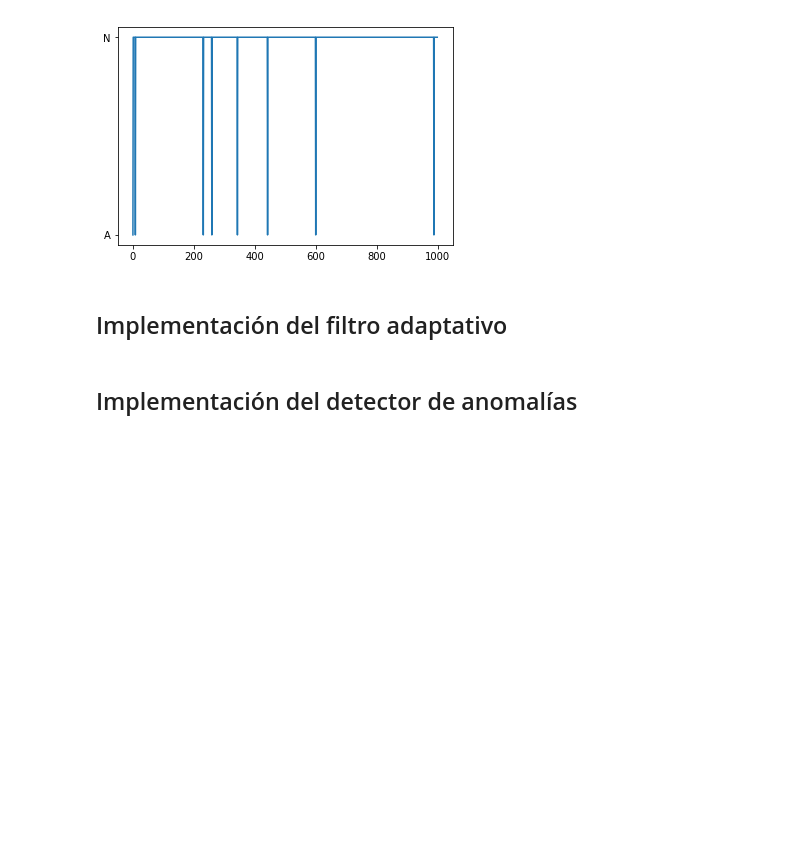
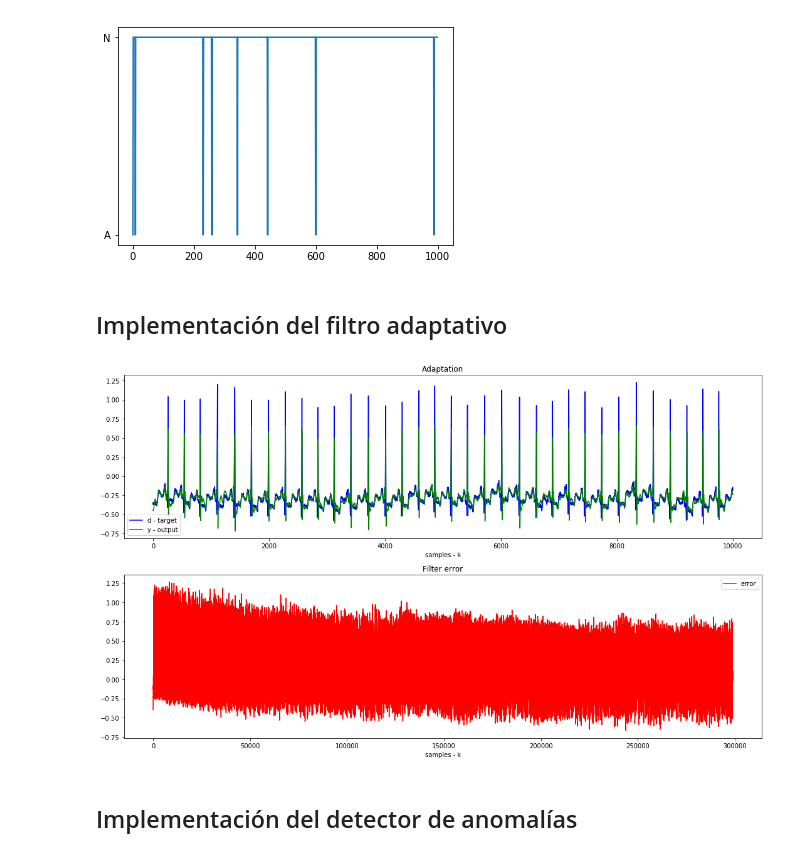
Before and after one commit to newtonis/Electrocardiogram-LMS, a Jupyter notebook: Electrocardiogram_anomalies.ipynb, the cells around one changed output. Saved outputs shown, nothing was run; the diff lists cells and outputs as text; code cells hidden in the pictures; blank space fills up the shorter version.

Commit message:
Can predict acceptably now!!!

```diff
--- a/Electrocardiogram_anomalies.ipynb
+++ b/Electrocardiogram_anomalies.ipynb
@@ -144,3 +217,28 @@ def lms_predictor(input_signal, desired_response, filter_size, initial_w, mu=0.1
+# %%
+filter_size = 1000
+predictor_filter = FilterLMS(n=filter_size, w='zeros', mu=0.0001)
+sampling_size = 300000
+upper_signal = all_signals[list(all_signals.keys())[0]]['upper'][:sampling_size]
+y, e = predictor_filter.run(input_signal=upper_signal, desired_response=upper_signal)
+y = np.append(np.zeros(filter_size), y)
+# %%
+def plot_signal_vs_predicted(signal, predicted, error, sampling_size):
+  plt.figure(figsize=(15,9))
+
+  plt.subplot(211);plt.title("Adaptation");plt.xlabel("samples - k")
+  plt.plot(signal[sampling_size-10000:],"b", label="d - target")
+  plt.plot(predicted[sampling_size-10000:],"g", label="y - output");plt.legend()
+
+  plt.subplot(212);plt.title("Filter error");plt.xlabel("samples - k")
+#   plt.plot(10*np.log10(error**2),"r", label="e^2 - squared error [dB]");plt.legend()
+  plt.plot(error,"r", label="error");plt.legend()
+
+  plt.tight_layout()
+  plt.show()
+# %%
+plot_signal_vs_predicted(signal=upper_signal, predicted=y, error=e, sampling_size=sampling_size)
+# %% [output]
+[figure, added]
 # %% [markdown]
 ## Implementación del detector de anomalías
 # %% [markdown]
```
Also changed, not shown: parts of 6 cells of this notebook.
